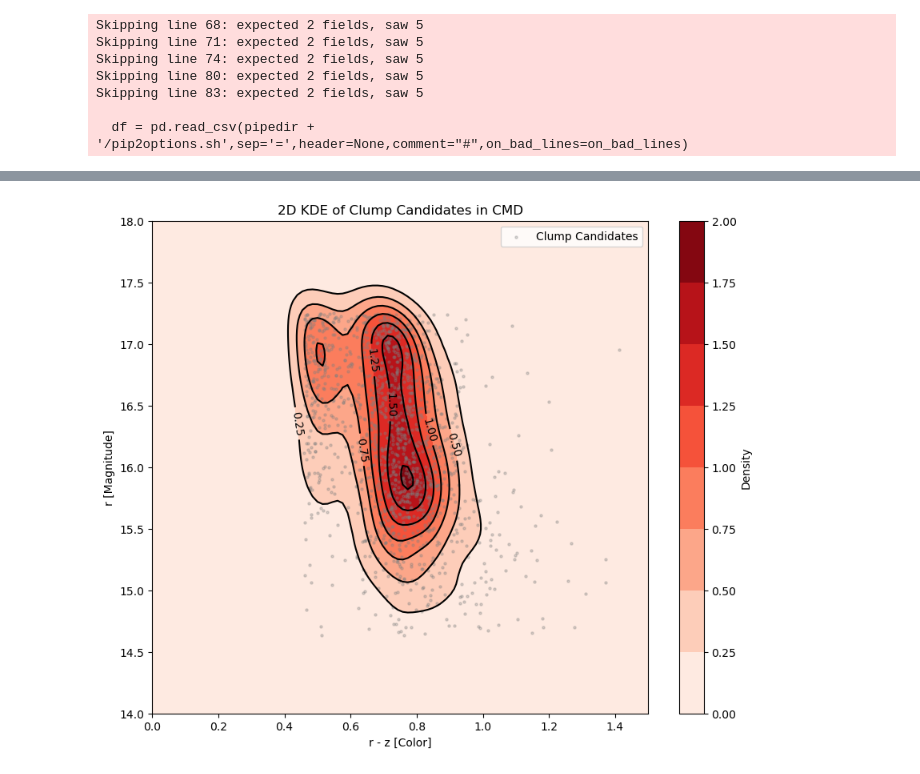
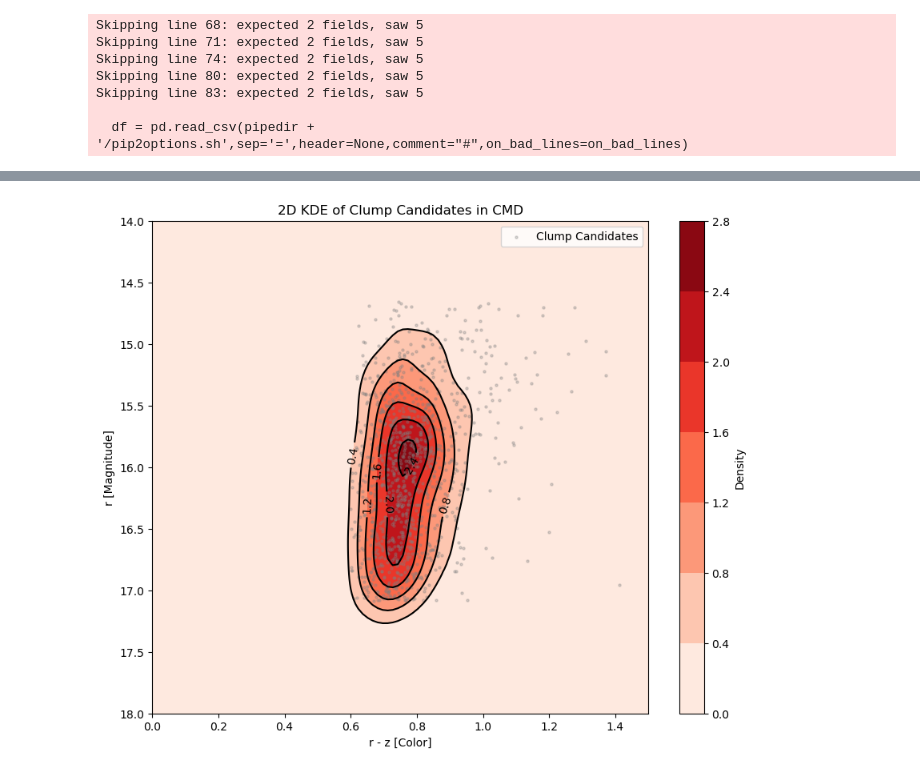
Before and after one commit to NireAstro/SURP2025, a Jupyter notebook: fit_models/cleaned_kde_pt2_correct_version.ipynb, the cells around one changed output, grey strips where cells are left out. Saved outputs shown, nothing was run; the diff lists cells and outputs as text; code cells hidden in the pictures.

```diff
--- a/fit_models/cleaned_kde_pt2_correct_version.ipynb
+++ b/fit_models/cleaned_kde_pt2_correct_version.ipynb
@@ -31,7 +31,7 @@ msto_shift_value = 3.5  # Main Sequence Turn-Off shift
 # === Color and Magnitude (Optional) Adjustments ===
 # Adjust defaults for specific color combinations
 if color_band_2 == "z" and color_band_1 == "r":
-    default_color_cut = 0.46
+    default_color_cut = 0.6 # OG default_color_cut = 0.46
     color_range_max = 1.0
     msto_shift_value = 3.0
 
@@ -470,6 +470,9 @@ else:
     ax.set_xlim(xmin, xmax)
     ax.set_ylim(ymin, ymax)
 
+    # Invert the y-axis
+    ax.invert_yaxis()
+
     # Contourf plot (filled contours)
     cfset = ax.contourf(xx, yy, f, cmap='Oranges')
 
@@ -524,31 +527,34 @@ else:
 
     # Plotting the 2D KDE
     fig = plt.figure(figsize=(10, 8))
     ax = fig.gca()
 
     # Set plot limits
     ax.set_xlim(xmin, xmax)
     ax.set_ylim(ymin, ymax)
 
+    # Invert the y-axis
+    ax.invert_yaxis()
+
     # Contourf plot (filled contours)
     cfset = ax.contourf(xx, yy, f, cmap='Reds')
 
     # You can also add the data points themselves on top of the KDE plot
     ax.scatter(x, y, s=5, color='gray', alpha=0.3, label='Clump Candidates')
 
     # Contour plot (lines only)
     cset = ax.contour(xx, yy, f, colors='k')
 
     # Label contours
     ax.clabel(cset, inline=1, fontsize=10)
 
     # Set labels and title
     ax.set_xlabel(f"{color_band_1} - {color_band_2} [Color]")
     ax.set_ylabel(f"{magnitude_band} [Magnitude]")
     ax.set_title('2D KDE of Clump Candidates in CMD')
 
     plt.colorbar(cfset, label='Density') # Add a color bar
     plt.legend()
     plt.show()
 # %% [output]
-[figure, old version]
+[figure, new version]
```
Also changed, not shown: parts of 3 cells of this notebook, 3 other files.
